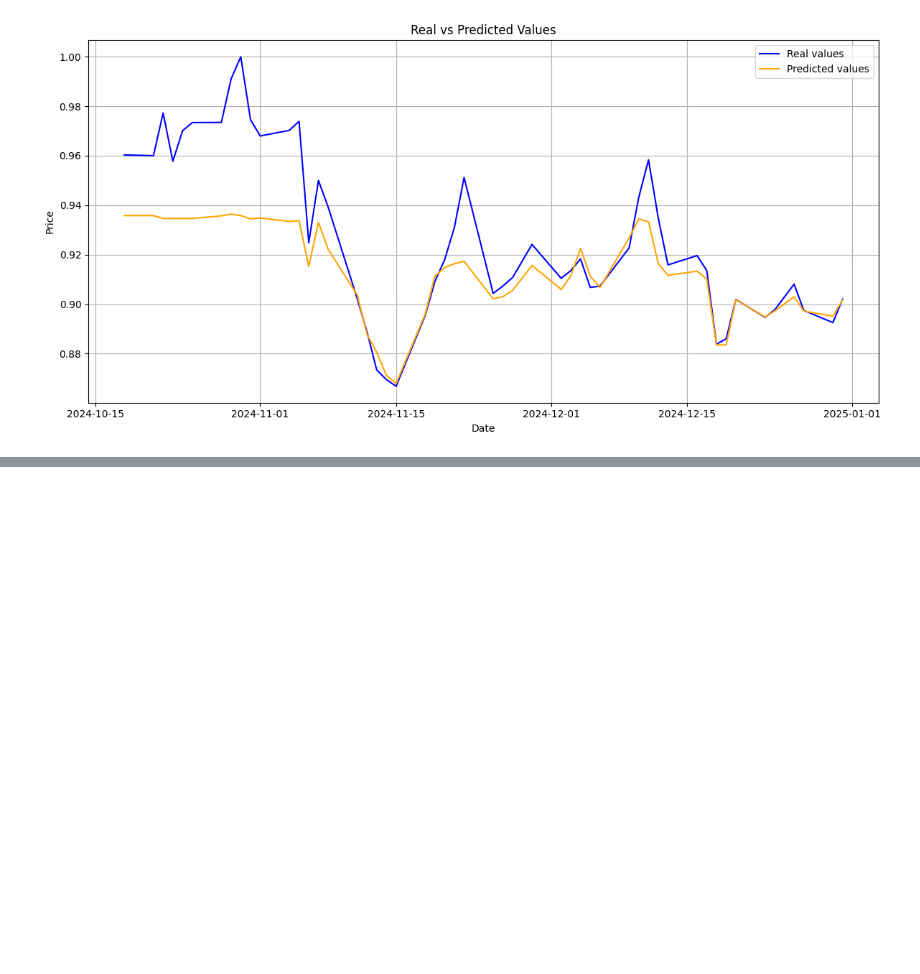
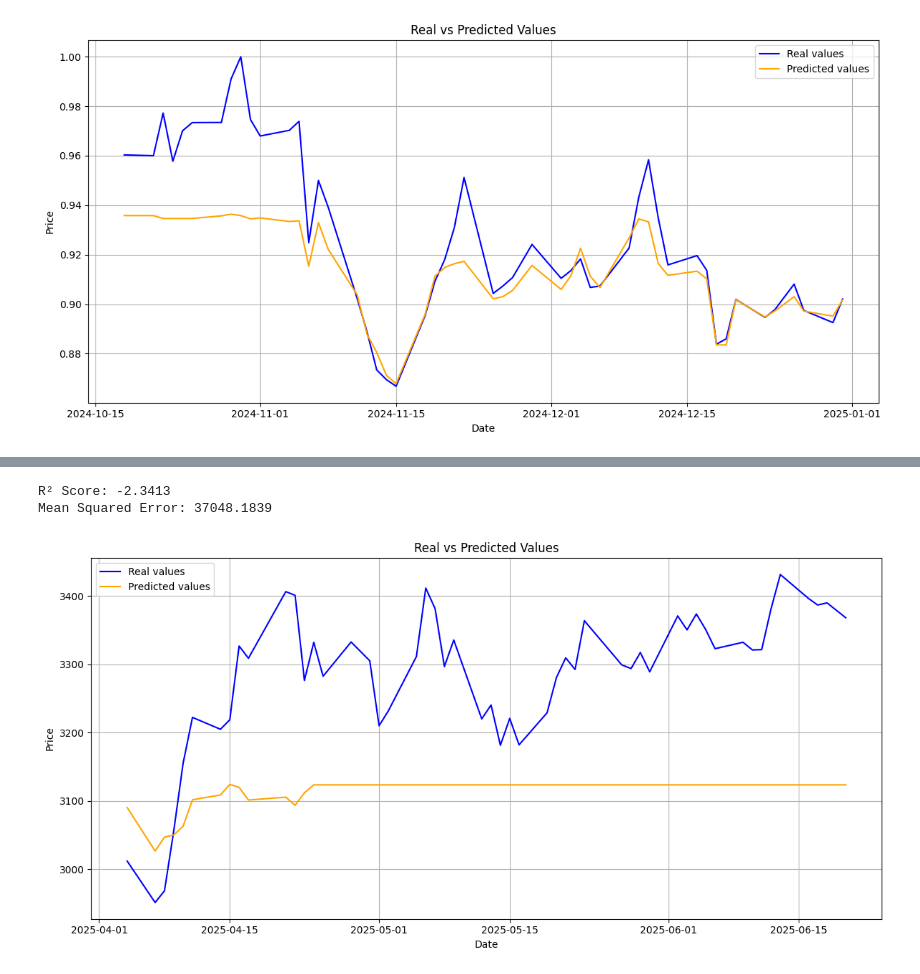
Before and after one commit to sejfovskienes/training_model, a Jupyter notebook: training/train11.ipynb, the cells around one changed output, grey strips where cells are left out. Drawn from its saved outputs; the diff is of its cells as text; code cells hidden in the pictures; blank space fills up the shorter version.

```diff
--- a/training/train11.ipynb
+++ b/training/train11.ipynb
@@ -64,0 +115,6 @@ Mean Squared Error: 0.0005
+# %%
+drop = ['Volume', 'CPIAUCSL', 'FEDFUNDS', 'sp500', 'usd_index', 'year', 'month', 'day_of_year', 'time_index']
+
+df = df.drop(columns=drop)
+
+df.columns
@@ -64,0 +215,42 @@ Mean Squared Error: 0.0005
+# %%
+target = ['Close']
+features = [col for col in df.columns if col not in ['Date', target]]
+
+X = df[features]
+y = df[target]
+# %%
+split_index = int(len(X_scaled) * 0.98)
+X_train, X_test = X[:split_index], X[split_index:]
+y_train, y_test = y[:split_index], y[split_index:]
+# %%
+model = RandomForestRegressor(n_estimators=10, random_state=0, oob_score=True)
+
+model.fit(X_train, y_train)
+
+y_pred = model.predict(X_test)
+
+r2 = r2_score(y_test, y_pred)
+mse = mean_squared_error(y_test, y_pred)
+
+print(f"R² Score: {r2:.4f}")
+print(f"Mean Squared Error: {mse:.4f}")
+
+df['Date'] = pd.to_datetime(df['Date'])
+
+date_test = df['Date'].iloc[split_index:]
+
+plt.figure(figsize=(12, 6))
+plt.plot(date_test, y_test, label='Real values', color='blue')
+plt.plot(date_test, y_pred, label='Predicted values', color='orange')
+
+plt.title('Real vs Predicted Values')
+plt.xlabel('Date')
+plt.ylabel('Price')
+plt.legend()
+plt.grid(True)
+plt.tight_layout()
+plt.show()
+# %% [output]
+R² Score: -2.3413
+Mean Squared Error: 37048.1839
+[figure, added]
```
Also changed, not shown: parts of 10 cells of this notebook.
